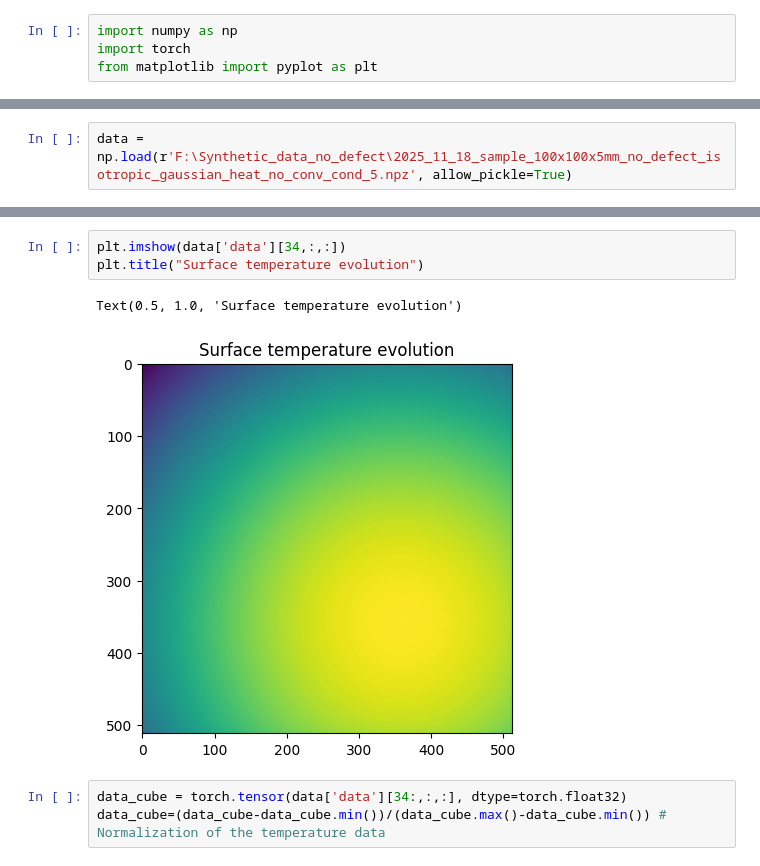
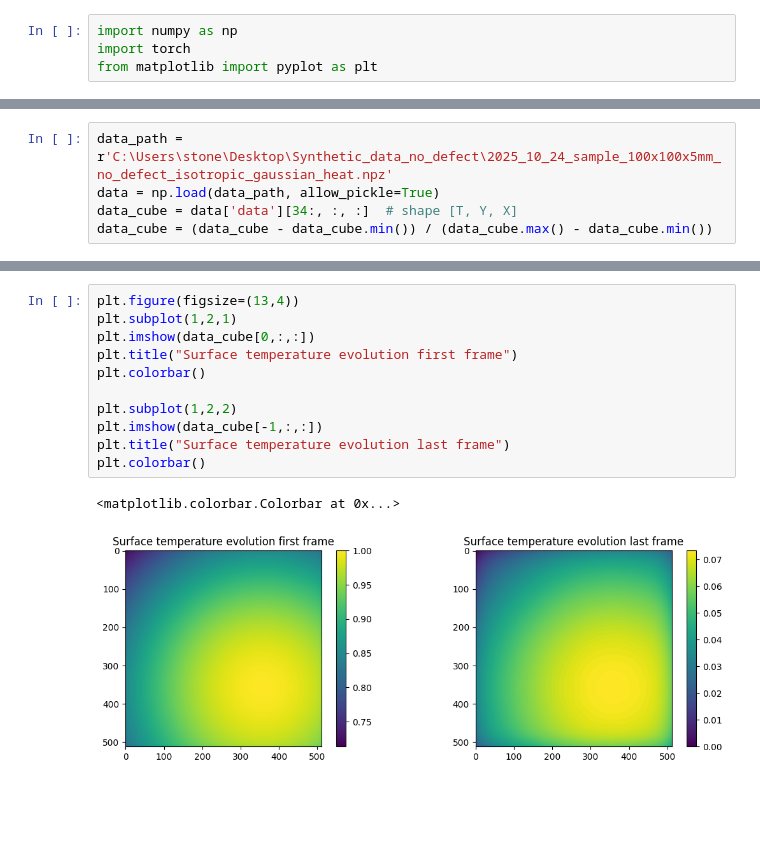
Before and after one commit to konrad-jaworski/Anisotropic_diffusivity_2, a Jupyter notebook: model_notebook.ipynb, the cells around one changed output, grey strips where cells are left out. Drawn from its saved outputs; the diff is of its cells as text; blank space fills up the shorter version.

```diff
--- a/model_notebook.ipynb
+++ b/model_notebook.ipynb
@@ -19,2 +5,5 @@ tensor([[-0.0906, -0.2358,  0.2695, -0.1072,  0.1626,  0.4182, -0.0324,  0.0969,
 # %%
-data = np.load(r'F:\Synthetic_data_no_defect\2025_11_18_sample_100x100x5mm_no_defect_isotropic_gaussian_heat_no_conv_cond_5.npz', allow_pickle=True)
+data_path = r'C:\Users\stone\Desktop\Synthetic_data_no_defect\2025_10_24_sample_100x100x5mm_no_defect_isotropic_gaussian_heat.npz'
+data = np.load(data_path, allow_pickle=True)
+data_cube = data['data'][34:, :, :]  # shape [T, Y, X]
+data_cube = (data_cube - data_cube.min()) / (data_cube.max() - data_cube.min())
@@ -66,9 +37,14 @@ Text(0.5, 1.0, 'Surface temperature evolution')
 # %%
-plt.imshow(data['data'][34,:,:])
-plt.title("Surface temperature evolution")
+plt.figure(figsize=(13,4))
+plt.subplot(1,2,1)
+plt.imshow(data_cube[0,:,:])
+plt.title("Surface temperature evolution first frame")
+plt.colorbar()
+
+plt.subplot(1,2,2)
+plt.imshow(data_cube[-1,:,:])
+plt.title("Surface temperature evolution last frame")
+plt.colorbar()
 # %% [output]
-Text(0.5, 1.0, 'Surface temperature evolution')
+<matplotlib.colorbar.Colorbar at 0x...>
-[figure, old version]
+[figure, new version]
-# %%
-data_cube = torch.tensor(data['data'][34:,:,:], dtype=torch.float32)
-data_cube=(data_cube-data_cube.min())/(data_cube.max()-data_cube.min()) # Normalization of the temperature data
```
Also changed, not shown: parts of 24 cells of this notebook, 3 other files.
